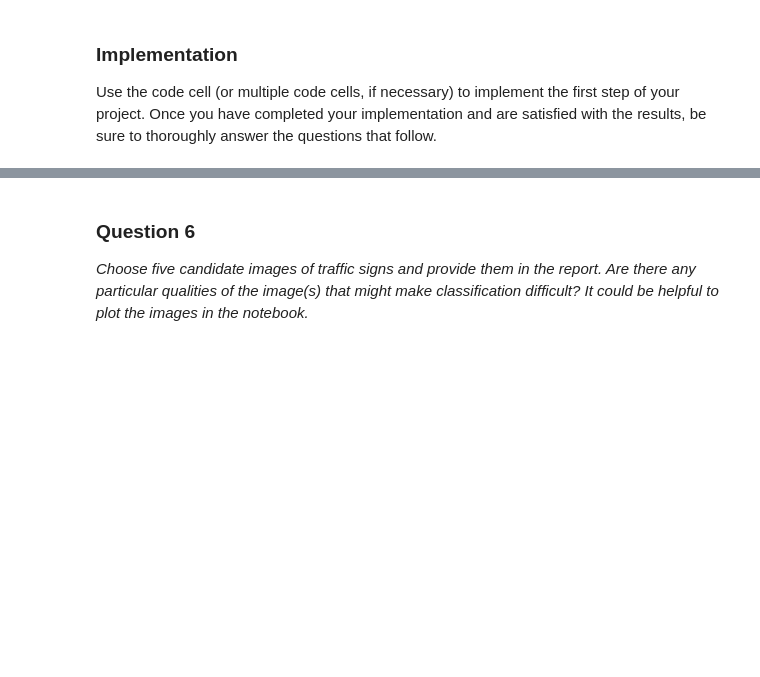
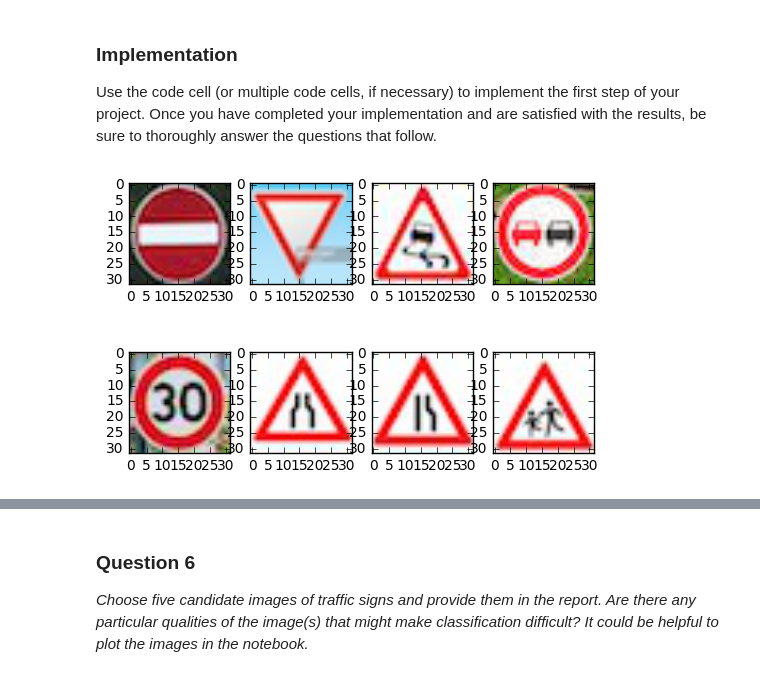
Before and after one commit to sumedha-swamy/traffic-sign-classification, a Jupyter notebook: Traffic_Sign_Classifier.ipynb, the cells around one changed output, grey strips where cells are left out. Saved outputs shown, nothing was run; the diff lists cells and outputs as text; code cells hidden in the pictures; blank space fills up the shorter version.

```diff
--- a/Traffic_Sign_Classifier.ipynb
+++ b/Traffic_Sign_Classifier.ipynb
@@ -431,0 +469,46 @@ Use the code cell (or multiple code cells, if necessary) to implement the first
+# %%
+import PIL
+from PIL import Image
+new_images = []
+basewidth = 32
+hsize = 32
+img = Image.open('new_images/noentry.jpg')
+new_images.append(np.array(img.resize((basewidth, hsize), PIL.Image.ANTIALIAS)))
+img = Image.open('new_images/yield.jpg')
+new_images.append(np.array(img.resize((basewidth, hsize), PIL.Image.ANTIALIAS)))
+img = Image.open('new_images/slipperyroad.jpg')
+new_images.append(np.array(img.resize((basewidth, hsize), PIL.Image.ANTIALIAS)))
+img = Image.open('new_images/nopassing.jpg')
+new_images.append(np.array(img.resize((basewidth, hsize), PIL.Image.ANTIALIAS)))
+img = Image.open('new_images/30kph.jpg')
+new_images.append(np.array(img.resize((basewidth, hsize), PIL.Image.ANTIALIAS)))
+img = Image.open('new_images/roadnarrows.jpg')
+new_images.append(np.array(img.resize((basewidth, hsize), PIL.Image.ANTIALIAS)))
+img = Image.open('new_images/roadnarrowsright.jpg')
+new_images.append(np.array(img.resize((basewidth, hsize), PIL.Image.ANTIALIAS)))
+img = Image.open('new_images/children.jpg')
+new_images.append(np.array(img.resize((basewidth, hsize), PIL.Image.ANTIALIAS)))
+
+### Load the images and plot them here.
+### Feel free to use as many code cells as needed.
+plt.subplot(241)
+plt.imshow(new_images[0])
+plt.subplot(242)
+plt.imshow(new_images[1])
+plt.subplot(243)
+plt.imshow(new_images[2])
+plt.subplot(244)
+plt.imshow(new_images[3])
+plt.subplot(245)
+plt.imshow(new_images[4])
+plt.subplot(246)
+plt.imshow(new_images[5])
+plt.subplot(247)
+plt.imshow(new_images[6])
+plt.subplot(248)
+plt.imshow(new_images[7])
+
+new_images = np.array(new_images).astype(np.float64)
+# Expected Output : 17 13 23 9 1 ? 24 28
+# %% [output]
+[figure, added]
```
Also changed, not shown: parts of 9 cells of this notebook.
